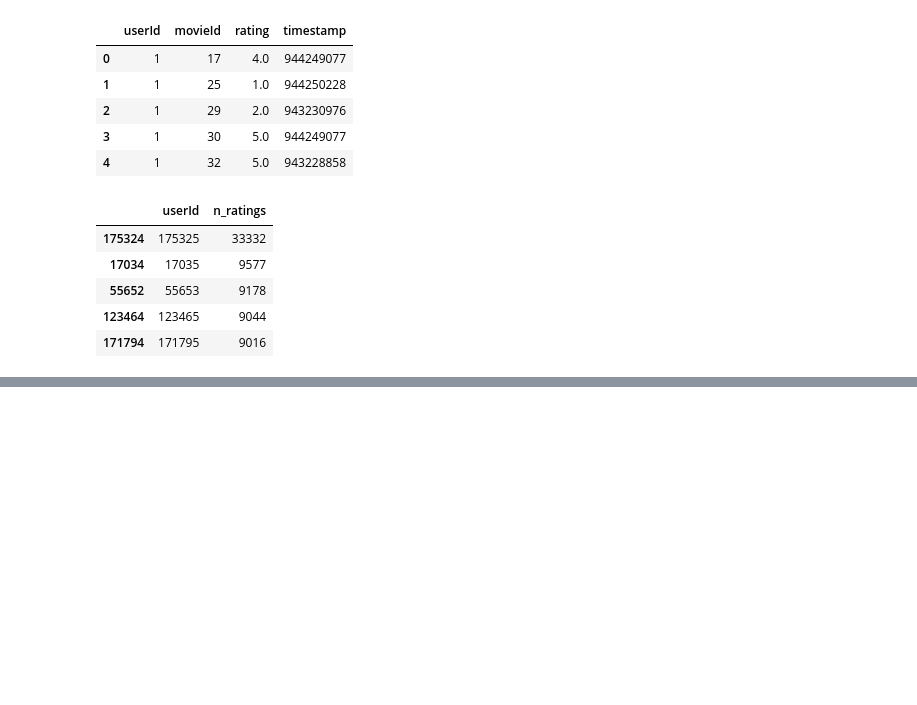
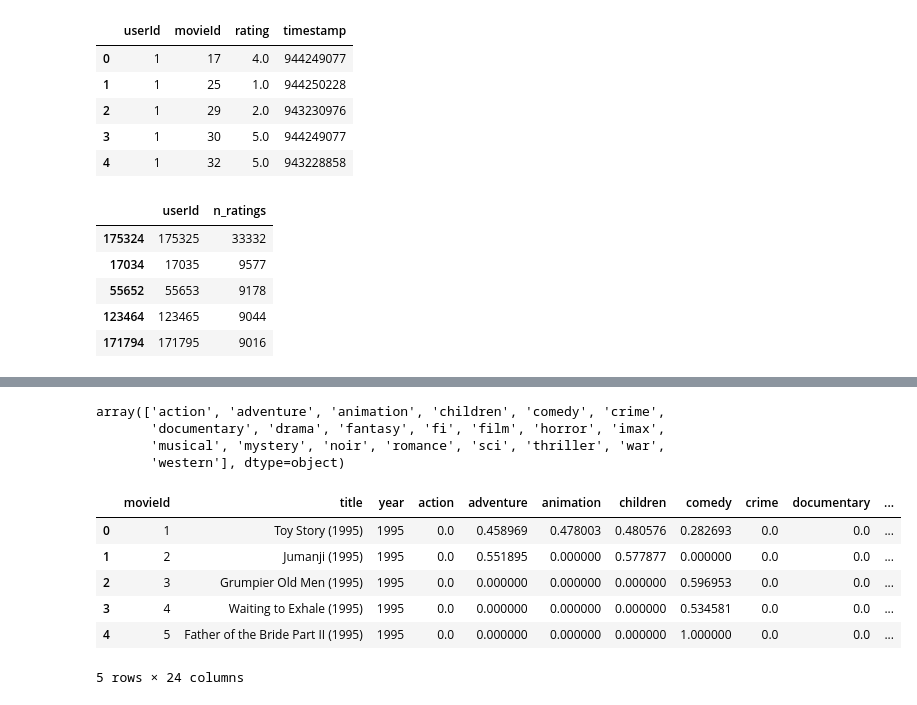
Before and after one commit to MahdiMashayekhi-AI/Machine-Learning-Projects, a Jupyter notebook: 04-recommendation-systems/Smart-Movie-Recommandation-on-MovieLens/Smart_Movie_Recommendation.ipynb, the cells around one changed output, grey strips where cells are left out. Saved outputs shown, nothing was run; the diff lists cells and outputs as text; code cells hidden in the pictures; blank space fills up the shorter version.

Commit message:
Kaggle Notebook | SmartMovieRec | Version 3

```diff
--- a/04-recommendation-systems/Smart-Movie-Recommandation-on-MovieLens/Smart_Movie_Recommendation.ipynb
+++ b/04-recommendation-systems/Smart-Movie-Recommandation-on-MovieLens/Smart_Movie_Recommendation.ipynb
@@ -449,0 +508,5 @@ user_frequently.sort_values(by='n_ratings', ascending=False).head()
+# %%
+ratings = optimize_dataframe(ratings)
+movies = optimize_dataframe(movies)
+tags = optimize_dataframe(tags)
+links = optimize_dataframe(links)
@@ -449,0 +538,40 @@ user_frequently.sort_values(by='n_ratings', ascending=False).head()
+# %%
+# Extract year from title
+
+movies['year'] = movies['title'].str.extract(r'\((\d{4})\)')
+movies['year'] = pd.to_numeric(movies['year'], downcast='integer', errors='coerce')
+movies['year'] = movies['year'].astype('Int16')  # nullable integer
+# %%
+# Converting genres to TfidfVectorizer vector
+
+movies['genres'] = movies['genres'].replace('(no genres listed)', '')
+movies['genres'] = movies['genres'].str.replace('|', ' ')
+
+tfidf_genres = TfidfVectorizer(stop_words=None)
+genre_matrix = tfidf_genres.fit_transform(movies['genres'])
+genre_columns = tfidf_genres.get_feature_names_out()
+# %%
+genre_columns
+# %% [output]
+array(['action', 'adventure', 'animation', 'children', 'comedy', 'crime',
+       'documentary', 'drama', 'fantasy', 'fi', 'film', 'horror', 'imax',
+       'musical', 'mystery', 'noir', 'romance', 'sci', 'thriller', 'war',
+       'western'], dtype=object)
+# %%
+genre_df = pd.DataFrame(
+    genre_matrix.toarray(),
+    columns=genre_columns,
+    index=movies.index
+)
+movies = pd.concat([movies, genre_df], axis=1)
+movies.drop(columns='genres', axis=1, inplace=True)
+# %%
+movies.head()
+# %% [output]
+|  | movieId | title | year | action | adventure | animation | children | comedy | crime | documentary | ... |
+| 0 | 1 | Toy Story (1995) | 1995 | 0.0 | 0.458969 | 0.478003 | 0.480576 | 0.282693 | 0.0 | 0.0 | ... |
+| 1 | 2 | Jumanji (1995) | 1995 | 0.0 | 0.551895 | 0.000000 | 0.577877 | 0.000000 | 0.0 | 0.0 | ... |
+| 2 | 3 | Grumpier Old Men (1995) | 1995 | 0.0 | 0.000000 | 0.000000 | 0.000000 | 0.596953 | 0.0 | 0.0 | ... |
+| 3 | 4 | Waiting to Exhale (1995) | 1995 | 0.0 | 0.000000 | 0.000000 | 0.000000 | 0.534581 | 0.0 | 0.0 | ... |
+| 4 | 5 | Father of the Bride Part II (1995) | 1995 | 0.0 | 0.000000 | 0.000000 | 0.000000 | 1.000000 | 0.0 | 0.0 | ... |
+5 rows × 24 columns
```
Also changed, not shown: parts of 34 cells of this notebook.
